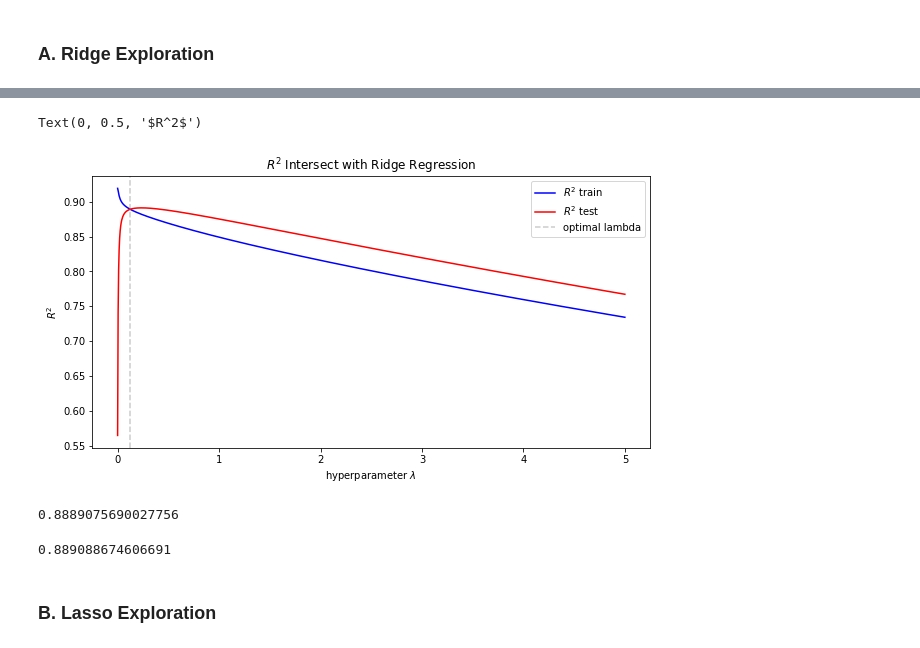
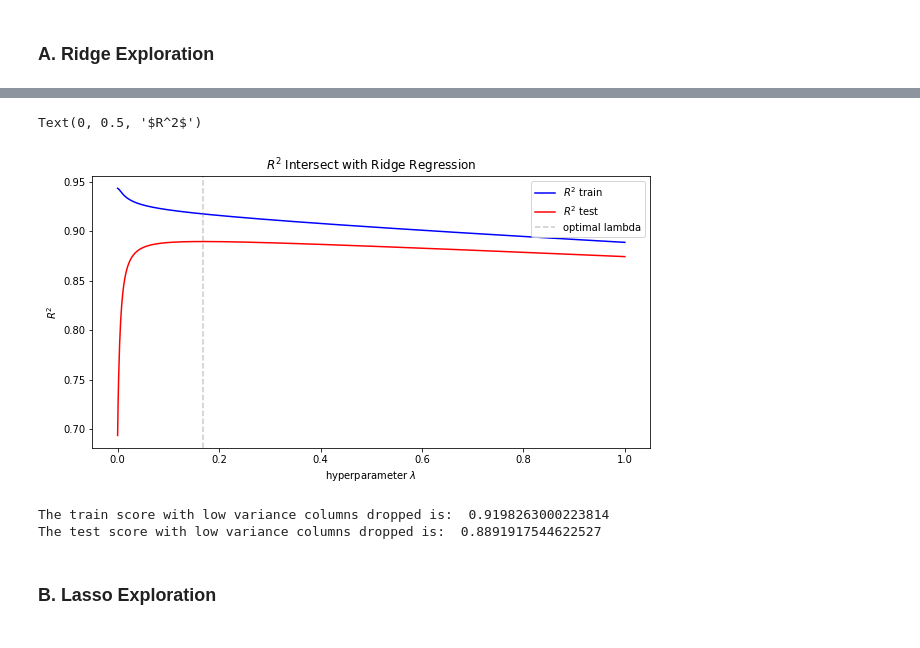
Before and after one commit to alexandertin/HousingML, a Jupyter notebook: Tori/Data_Cleaning_vlowery.ipynb, the cells around one changed output, grey strips where cells are left out. Drawn from its saved outputs; the diff is of its cells as text; code cells hidden in the pictures.

Commit message:
gradient boosting model created, code cleaned and reorganized

```diff
--- a/Tori/Data_Cleaning_vlowery.ipynb
+++ b/Tori/Data_Cleaning_vlowery.ipynb
@@ -247,24 +307,32 @@ ols.score(X2_test, y2_test)
 # %% [markdown]
 ### A. Ridge Exploration
 # %%
-from sklearn.linear_model import LinearRegression, Ridge, Lasso, ElasticNet
+from sklearn.linear_model import Ridge
 ridge = Ridge()
-# Log does not improves Regularized performance
-X2 = pd.get_dummies(houses.drop(["GarageYrBlt", "SalePrice"], axis=1), drop_first=True, dummy_na=True)
-y2 = houses['SalePrice']
-X2_train, X2_test, y2_train, y2_test = train_test_split(X2, y2, test_size=0.2, random_state=42)
+X = pd.get_dummies(houses.drop("SalePrice", axis=1), drop_first=True, dummy_na=True)
+y = np.log(houses['SalePrice'])
+X_train, X_test, y_train, y_test = train_test_split(X, y, test_size=0.2, random_state=42)
 # %%
-alphas = np.linspace(.00001, 5, 1000)
+# Test different alphas
+alphas = np.linspace(.00001, 1, 1000)
 ridge.set_params(normalize=True)
 coefs  = []
 scores = []
 test_scores = []
 for alpha in alphas:
         ridge.set_params(alpha=alpha)
-        ridge.fit(X2_train, y2_train)
+        ridge.fit(X_train, y_train)
         coefs.append(ridge.coef_)
-        scores.append(ridge.score(X2_train, y2_train))
-        test_scores.append(ridge.score(X2_test, y2_test))
-coefs = pd.DataFrame(coefs, index = alphas, columns = X2_train.columns)
-coefs.head()
+        scores.append(ridge.score(X_train, y_train))
+        test_scores.append(ridge.score(X_test, y_test))
+coefs = pd.DataFrame(coefs, index = alphas, columns = X_train.columns)
+
+# Plot the effects of increasing lambdas
+plt.rcParams['figure.figsize'] = (10,5)
+for name in coefs.iloc[0, :].sort_values().index:
+    plt.plot(coefs.index, coefs[name], label=name)
+# plt.legend(loc=4)
+plt.title(r'Slope Coefficient Drop-Off with Ridge Regression')
+plt.xlabel(r'hyperparameter $\lambda$')
+plt.ylabel(r'slope values')
 # %% [output]
@@ -292,25 +341,23 @@ Text(0, 0.5, 'slope values')
 # %%
+# Plot the R^2 scores for train and test
 plt.plot(alphas, scores, c='b', label=r'$R^2$ train')
 plt.plot(alphas, test_scores, c='r', label=r'$R^2$ test')
-ridge_underfit = alphas[np.array(test_scores) > np.array(scores)]
-last_underfit = np.min(ridge_underfit)
-plt.axvline(last_underfit, linestyle='--', color='grey', label='optimal lambda', alpha=0.4)
+highest_test_score = alphas[np.array(test_scores) == max(test_scores)]
+plt.axvline(highest_test_score, linestyle='--', color='grey', label='optimal lambda', alpha=0.4)
 plt.legend(loc=1)
 plt.title(r'$R^2$ Intersect with Ridge Regression')
 plt.xlabel(r'hyperparameter $\lambda$')
 plt.ylabel(r'$R^2$')
 # %% [output]
 Text(0, 0.5, '$R^2$')
-[figure, old version]
+[figure, new version]
-# %%
-ridge.set_params(normalize=True, alpha=last_underfit)
-ridge.fit(X2_train, y2_train)
-ridge.score(X2_train, y2_train)
-# %% [output]
-0.8889075690027756
-# %%
-ridge.score(X2_test, y2_test)
-# %% [output]
-0.889088674606691
+# %%
+ridge.set_params(normalize=True, alpha=last_underfit)
+ridge.fit(X_train, y_train)
+print("The train score with low variance columns dropped is: ", ridge.score(X_train, y_train))
+print("The test score with low variance columns dropped is: ", ridge.score(X_test, y_test))
+# %% [output]
+The train score with low variance columns dropped is:  0.9198263000223814
+The test score with low variance columns dropped is:  0.8891917544622527
 # %% [markdown]
 ### B. Lasso Exploration
```
Also changed, not shown: parts of 32 cells of this notebook.
